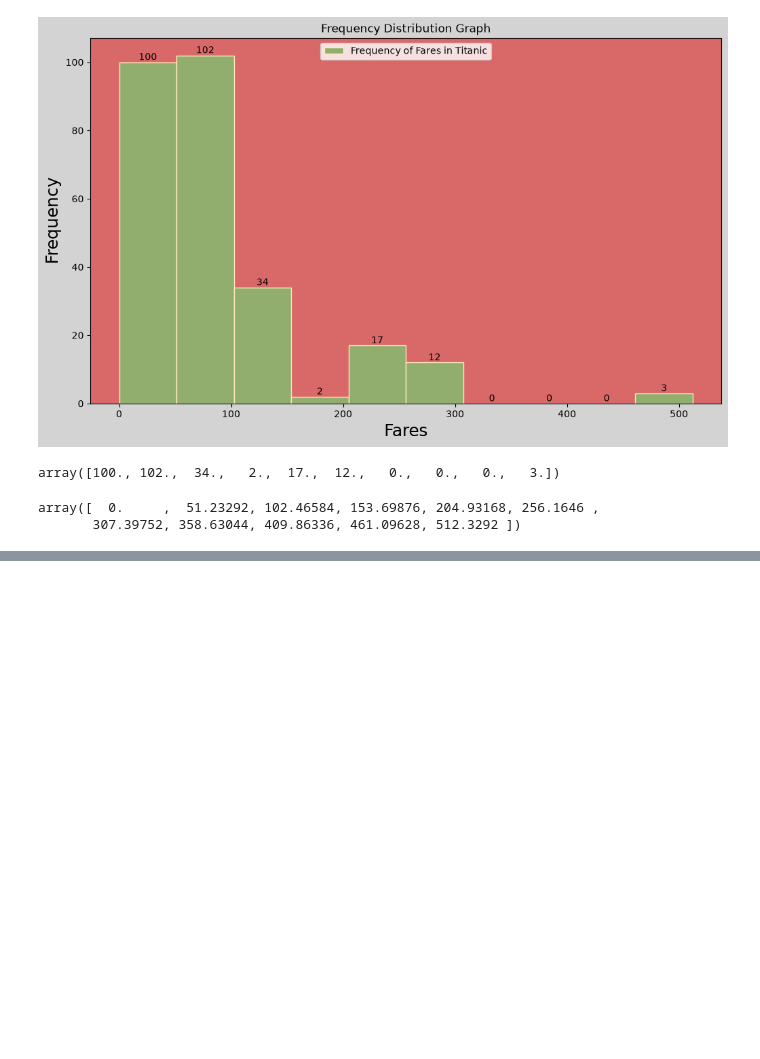
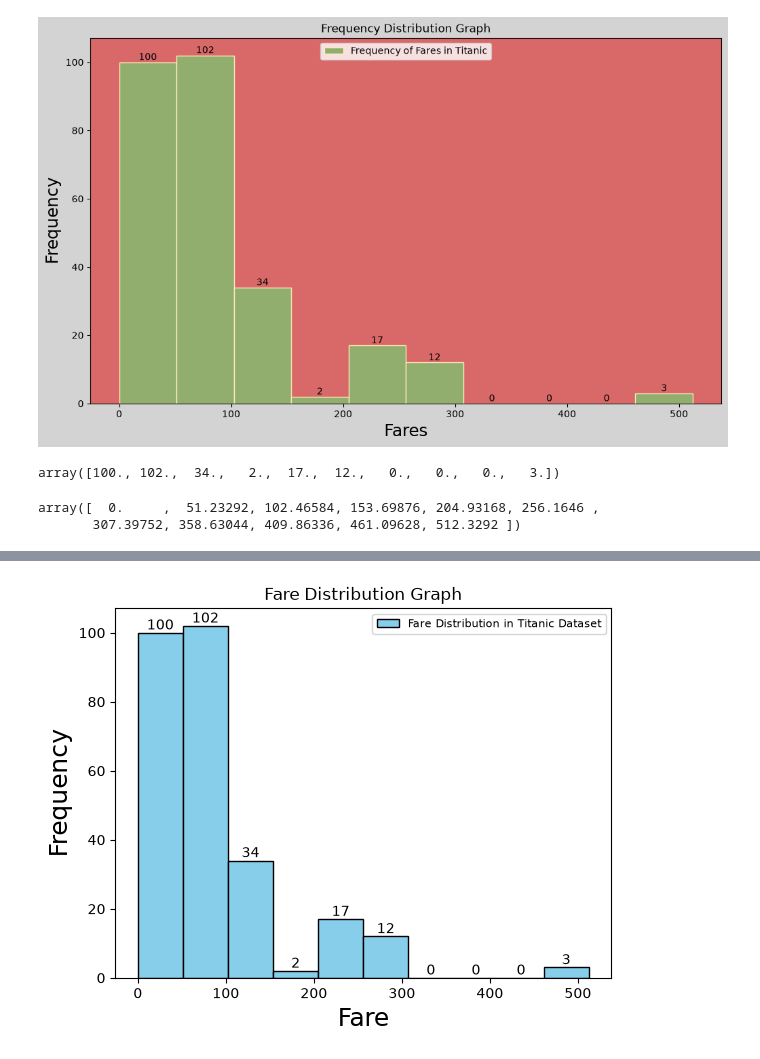
Before and after one commit to Ashuu189/python-libraries-pro, a Jupyter notebook: PracticeSheet/complete-matplotlib-sheet.ipynb, the cells around one changed output, grey strips where cells are left out. Saved outputs shown, nothing was run; the diff lists cells and outputs as text; code cells hidden in the pictures; blank space fills up the shorter version.

```diff
--- a/PracticeSheet/complete-matplotlib-sheet.ipynb
+++ b/PracticeSheet/complete-matplotlib-sheet.ipynb
@@ -590,0 +663,10 @@ array([  0.     ,  51.23292, 102.46584, 153.69876, 204.93168, 256.1646 ,
+# %%
+b=plt.hist(x=titanic['fare'],color='skyblue',edgecolor='black',label='Fare Distribution in Titanic Dataset')
+plt.xlabel('Fare',fontsize=18)
+plt.ylabel('Frequency',fontsize=18)
+plt.title('Fare Distribution Graph')
+plt.bar_label(b[2])
+plt.legend(loc='upper right',fontsize=8)
+plt.show()
+# %% [output]
+[figure, added]
```
Also changed, not shown: parts of 9 cells of this notebook, 1 other file.
